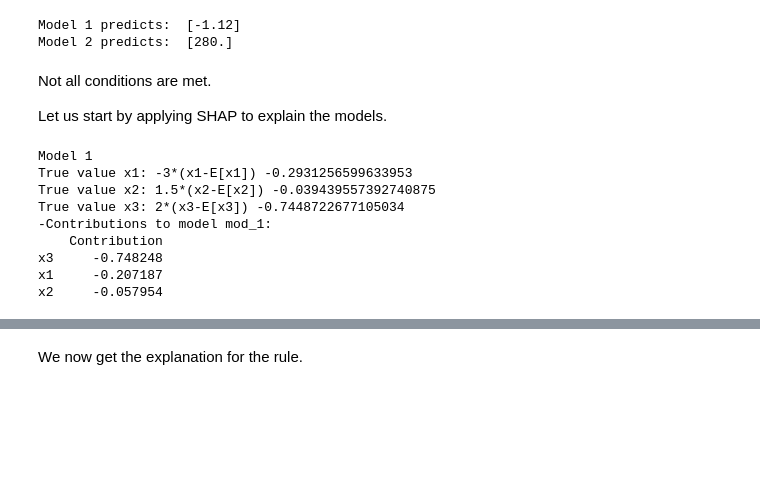
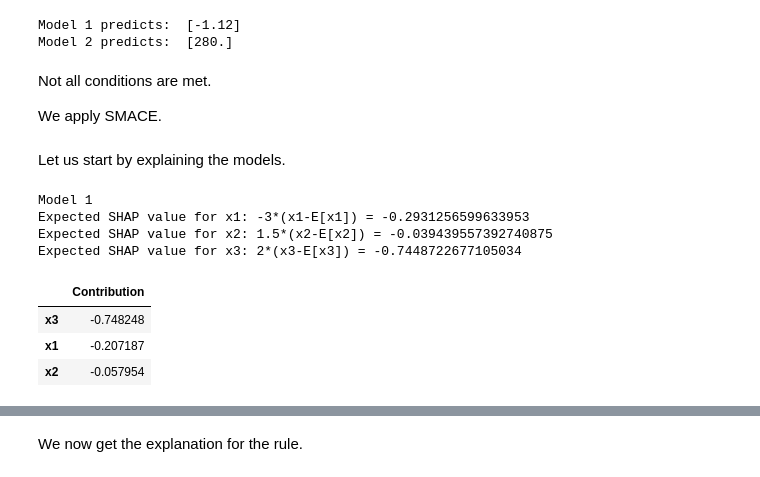
Before and after one commit to gianluigilopardo/smace, a Jupyter notebook: evaluation/hybrid_case1.ipynb, the cells around one changed output, grey strips where cells are left out. Drawn from its saved outputs; the diff is of its cells as text; code cells hidden in the pictures; blank space fills up the shorter version.

```diff
--- a/evaluation/hybrid_case1.ipynb
+++ b/evaluation/hybrid_case1.ipynb
@@ -97,4 +98,4 @@ Model 2 predicts:  [280.]
 # %% [markdown]
 Not all conditions are met.
 
-Let us start by applying SHAP to explain the models.
+We apply SMACE.
@@ -101,17 +104,19 @@ Let us start by applying SHAP to explain the models.
+# %% [markdown]
+Let us start by explaining the models.
 # %%
 print('Model 1')
-print('True value x1: -3*(x1-E[x1])', -3*(example[0]-df.x1.mean()) / model_1.predict(df).std())
-print('True value x2: 1.5*(x2-E[x2])', 1.5*(example[1]-df.x2.mean()) / model_1.predict(df).std())
-print('True value x3: 2*(x3-E[x3])', 2*(example[2]-df.x3.mean()) / model_1.predict(df).std())
-
-phi_1 = explainer.explain_model(example, model_1, verbose=True)
+print('Expected SHAP value for x1: -3*(x1-E[x1]) =', -3*(example[0]-df.x1.mean()) / model_1.predict(df).std())
+print('Expected SHAP value for x2: 1.5*(x2-E[x2]) =', 1.5*(example[1]-df.x2.mean()) / model_1.predict(df).std())
+print('Expected SHAP value for x3: 2*(x3-E[x3]) =', 2*(example[2]-df.x3.mean()) / model_1.predict(df).std())
 # %% [output]
 Model 1
-True value x1: -3*(x1-E[x1]) -0.2931256599633953
-True value x2: 1.5*(x2-E[x2]) -0.039439557392740875
-True value x3: 2*(x3-E[x3]) -0.7448722677105034
--Contributions to model mod_1:
-    Contribution
-x3     -0.748248
-x1     -0.207187
-x2     -0.057954
+Expected SHAP value for x1: -3*(x1-E[x1]) = -0.2931256599633953
+Expected SHAP value for x2: 1.5*(x2-E[x2]) = -0.039439557392740875
+Expected SHAP value for x3: 2*(x3-E[x3]) = -0.7448722677105034
+# %%
+explanation.model_table('mod_1')
+# %% [output]
+|  | Contribution |
+| x3 | -0.748248 |
+| x1 | -0.207187 |
+| x2 | -0.057954 |
```
Also changed, not shown: parts of 9 cells of this notebook, 3 other files.
